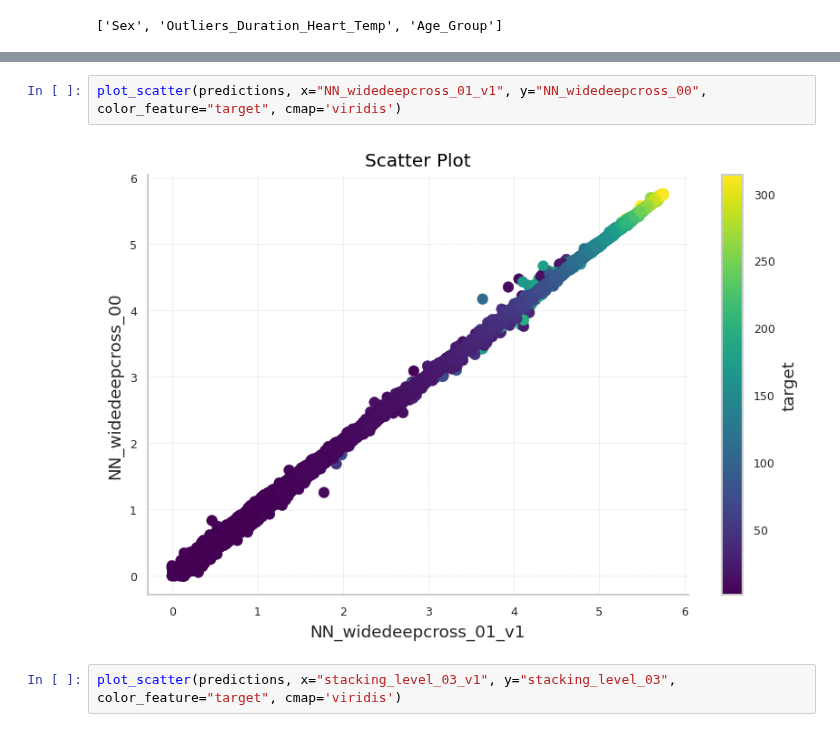
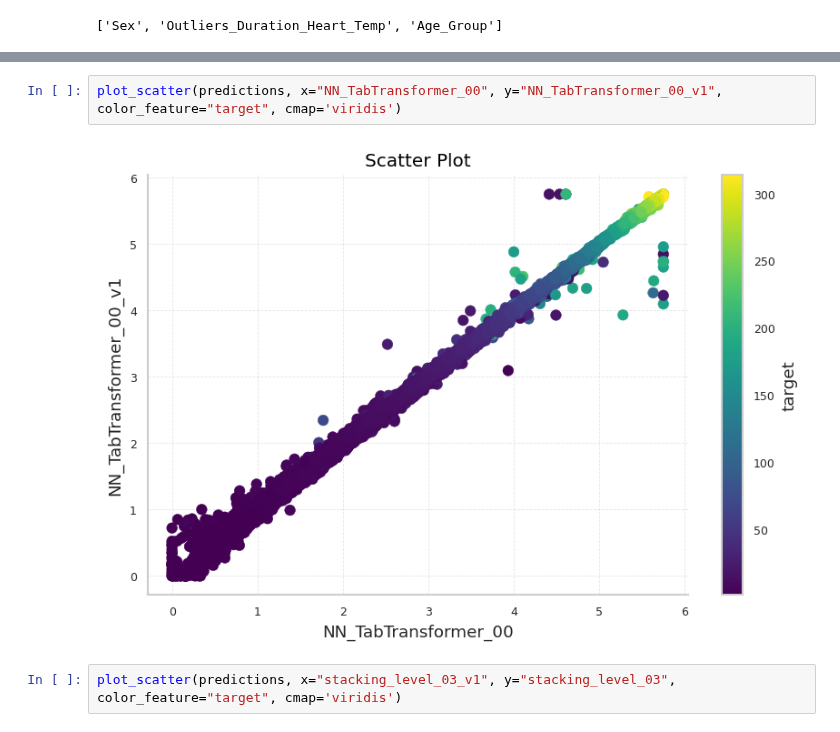
Before and after one commit to fabriziobasso/Colab_backup, a Jupyter notebook: File_Final.ipynb, the cells around one changed output, grey strips where cells are left out. Saved outputs shown, nothing was run; the diff lists cells and outputs as text.

```diff
--- a/File_Final.ipynb
+++ b/File_Final.ipynb
@@ -1065,9 +1070,9 @@ predictions.corr()
 | XGB_02 | 0.999887 | 0.999880 | 0.999830 | 0.999809 | 0.999829 | ... |
 | target | 0.998300 | 0.998317 | 0.998339 | 0.998304 | 0.998349 | ... |
 # %%
-plot_scatter(predictions, x="NN_widedeepcross_01_v1", y="NN_widedeepcross_00", color_feature="target", cmap='viridis')
+plot_scatter(predictions, x="NN_TabTransformer_00", y="NN_TabTransformer_00_v1", color_feature="target", cmap='viridis')
 # %% [output]
-[figure, old version]
+[figure, new version]
 # %%
 plot_scatter(predictions, x="stacking_level_03_v1", y="stacking_level_03", color_feature="target", cmap='viridis')
 # %% [output]
```
Also changed, not shown: parts of 16 cells of this notebook.
